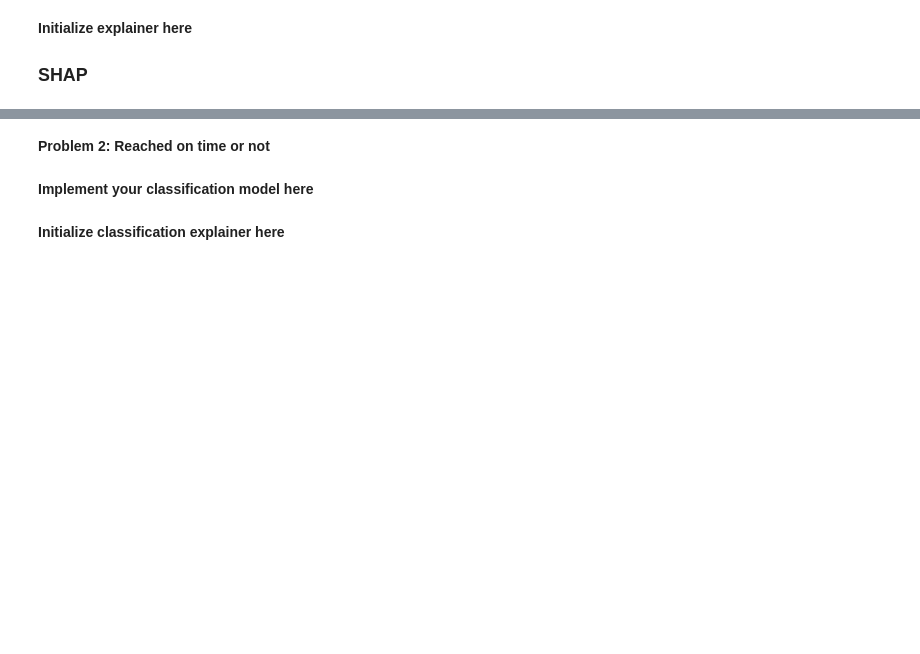
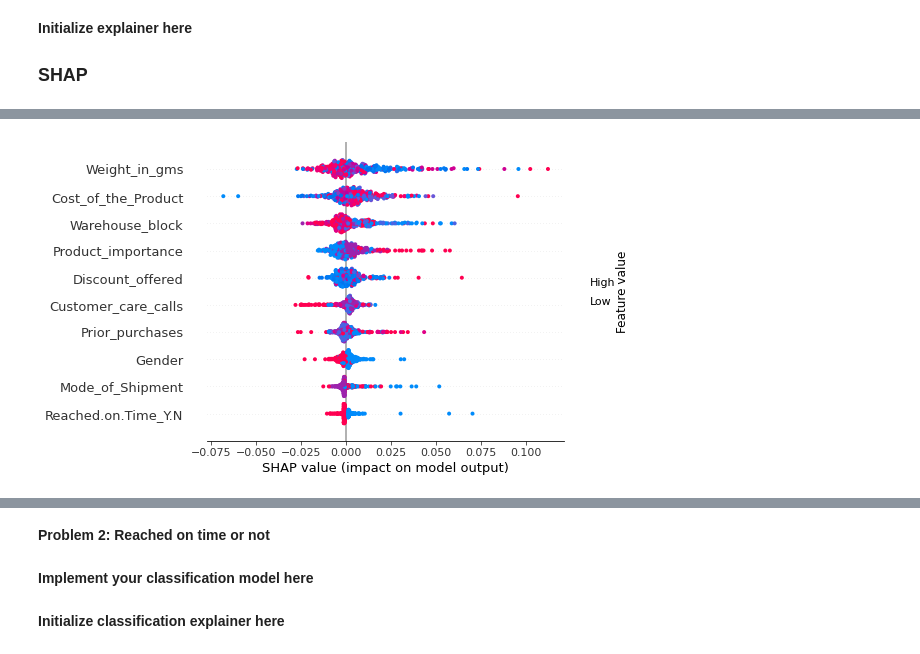
Before and after one commit to simonjisu/XAI2022Spring, a Jupyter notebook: notebooks/xai_assignment-student.ipynb, the cells around one changed output, grey strips where cells are left out. Drawn from its saved outputs; the diff is of its cells as text; code cells hidden in the pictures; blank space fills up the shorter version.

```diff
--- a/notebooks/xai_assignment-student.ipynb
+++ b/notebooks/xai_assignment-student.ipynb
@@ -407,0 +406,6 @@ shap_values[0].shape
+# %%
+label = 1
+idx = (rt_y_test == label).values
+shap.summary_plot(shap_values[label][idx], rt_X_test.loc[idx])
+# %% [output]
+[figure, added]
```
Also changed, not shown: parts of 43 cells of this notebook.
